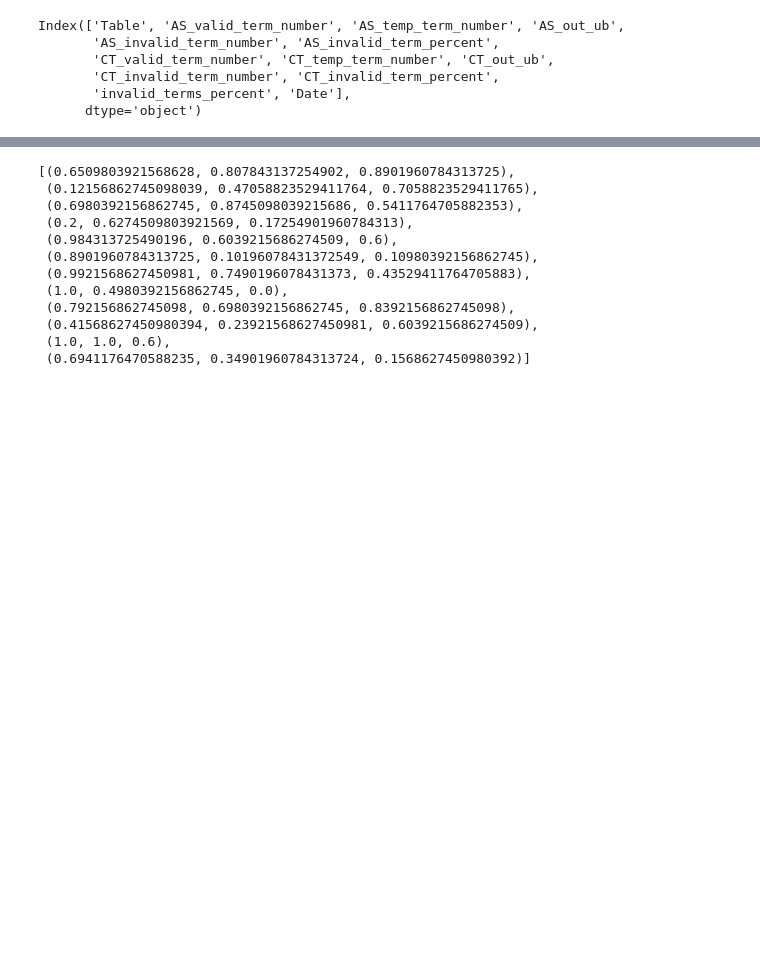
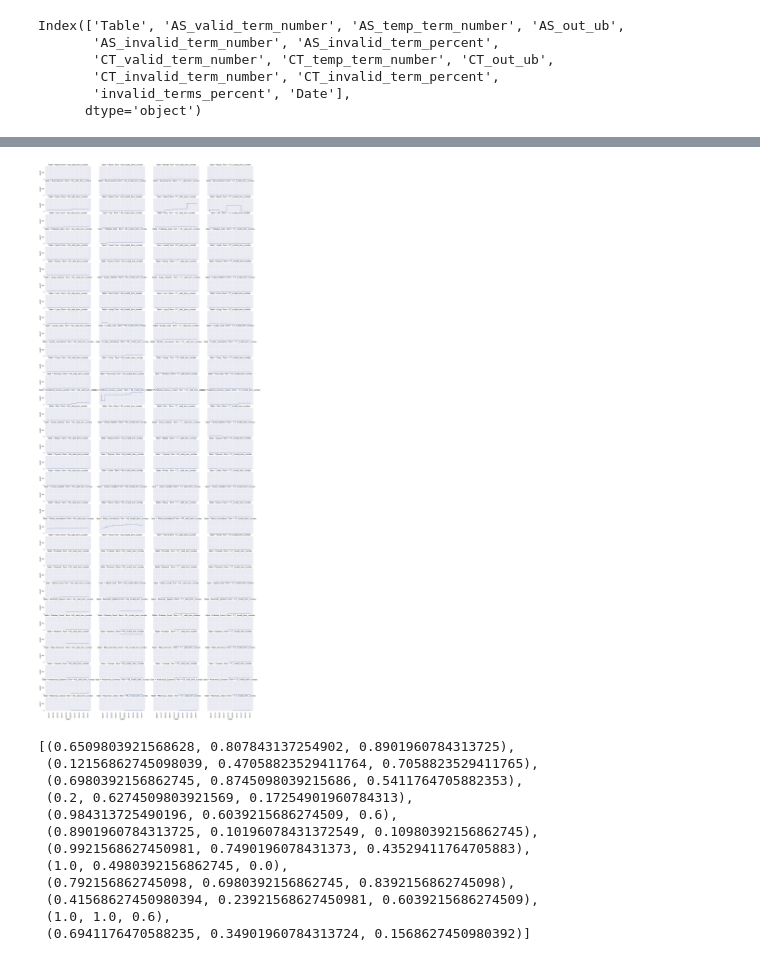
Before and after one commit to cns-iu/hra-kg-supporting-information, a Jupyter notebook: notebooks/hra-kg-technical-validation.ipynb, the cells around one changed output, grey strips where cells are left out. Cells and saved outputs as stored; diff of their text form; code cells hidden in the pictures; blank space fills up the shorter version.

```diff
--- a/notebooks/hra-kg-technical-validation.ipynb
+++ b/notebooks/hra-kg-technical-validation.ipynb
@@ -425,3 +502,25 @@ plt.show()
+# %%
+g = sns.FacetGrid(
+    merged_df_long_filtered,
+  col='Term',
+  row='Table',
+  sharey=True,
+  sharex=True)
+
+g.map(
+  sns.lineplot,
+  'Date',
+  'count')
+
+# increase figure size for this one to accommodate col_wrap
+g.figure.set_size_inches(25, 60)
+
+for ax in g.axes.flat:
+    plt.setp(ax.get_xticklabels(), rotation=90)
+
+plt.show()
+# %% [output]
+[figure, added]
 # %%
 sns.color_palette("Paired")
 # %% [output]
```
Also changed, not shown: parts of 8 cells of this notebook.
